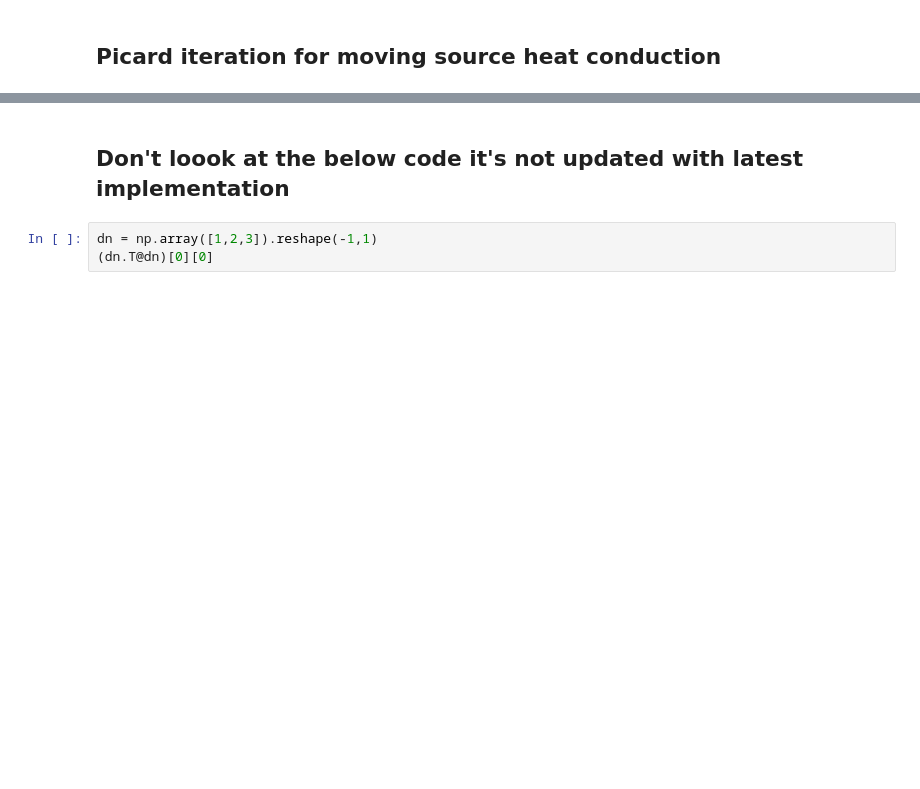
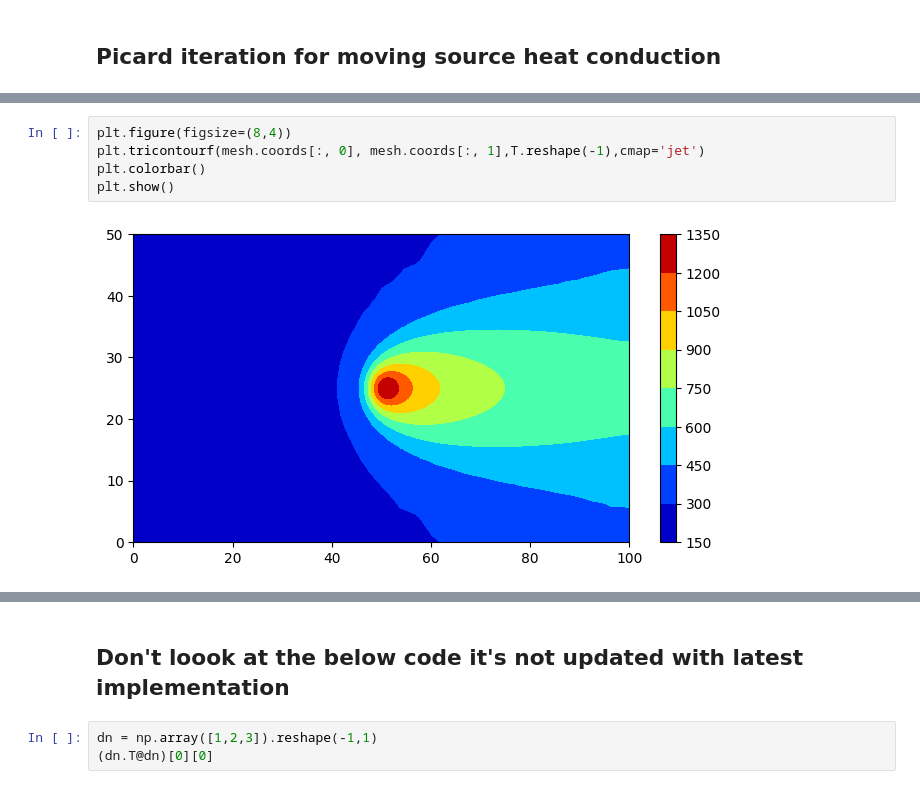
Before and after one commit to me21b172/ME5204-Project, a Jupyter notebook: Anuj/project.ipynb, the cells around one changed output, grey strips where cells are left out. Cells and saved outputs as stored; diff of their text form; blank space fills up the shorter version.

```diff
--- a/Anuj/project.ipynb
+++ b/Anuj/project.ipynb
@@ -229,0 +297,7 @@ No artists with labels found to put in legend.  Note that artists whose label st
+# %%
+plt.figure(figsize=(8,4))
+plt.tricontourf(mesh.coords[:, 0], mesh.coords[:, 1],T.reshape(-1),cmap='jet')
+plt.colorbar()
+plt.show()
+# %% [output]
+[figure, added]
```
Also changed, not shown: parts of 19 cells of this notebook, 2 other files.
